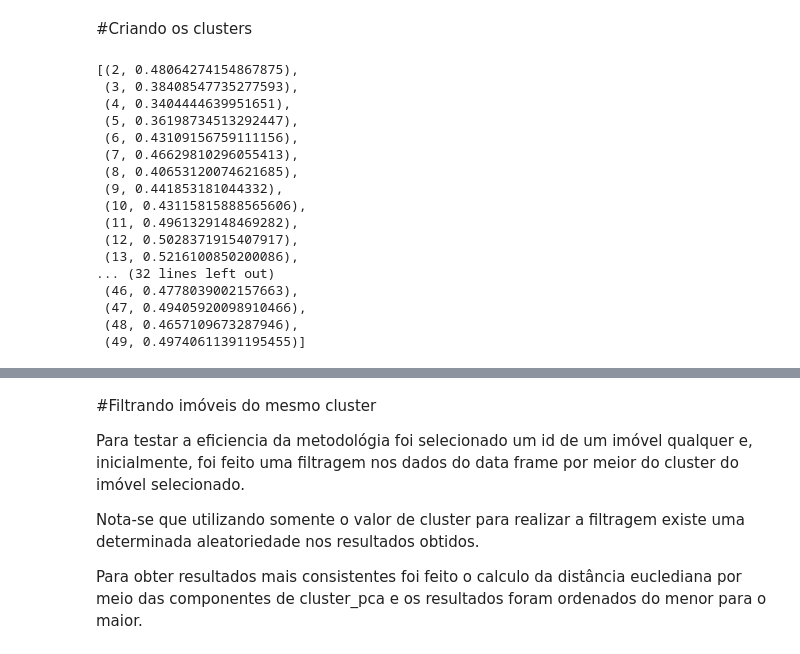
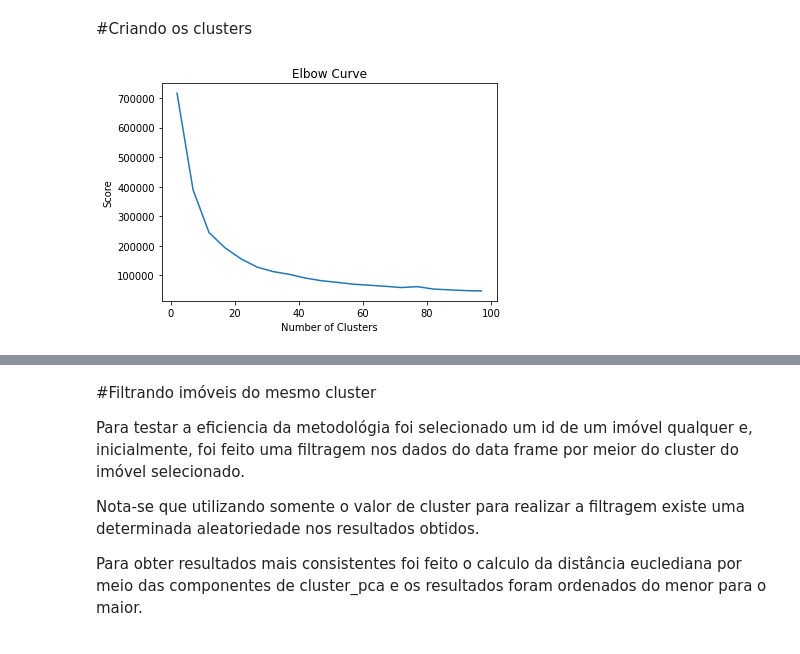
Before and after one commit to marceloviana1991/-Challenge-2-Data-Science-Projeto3d4-4d4-, a Jupyter notebook: Challenge_dados_3_e_4.ipynb, the cells around one changed output, grey strips where cells are left out. Saved outputs shown, nothing was run; the diff lists cells and outputs as text; code cells hidden in the pictures.

```diff
--- a/Challenge_dados_3_e_4.ipynb
+++ b/Challenge_dados_3_e_4.ipynb
@@ -240,37 +240,29 @@ from pyspark.ml.evaluation import ClusteringEvaluator
 #determinando a constante de aleatoriedade
 SEED = 1224
 # %%
-#determinando o valor de ideal de k para a criação dos clusters
-silhouette_score = []
-evaluator = ClusteringEvaluator(predictionCol='cluster_pca', featuresCol='pca_features')
-for i in range(2,50):
-  kmeans = KMeans(featuresCol='pca_features', predictionCol='cluster_pca').setK(i).setSeed(SEED)
-  model_kmeans = kmeans.fit(dados_pca)
-  prections_kmeans = model_kmeans.transform(dados_pca)
-  score=evaluator.evaluate(prections_kmeans)
-  silhouette_score.append((i, score))
+#determinando o valor de ideal de k para a criação dos clusters pela Elbow Curve
+nmax=100
+cost = np.zeros(int(nmax/5))
+for k in range(2,nmax,5):
+    kmeans = KMeans().setK(k).setSeed(SEED).setFeaturesCol('pca_features')
+    model_kmeans = kmeans.fit(dados_pca)
+    cost[int((k-2)/5)] = model_kmeans.summary.trainingCost
-# %%
-#Silhouette é uma medida utilizada na validação da consistência dentro dos clusters.
-#Varia entre 1 e -1, onde 1 significa que os pontos de um cluster estão próximo
-#dos demais pontos do mesmo cluster e distante dos outros clusters.
-silhouette_score
-# %% [output]
-[(2, 0.48064274154867875),
- (3, 0.38408547735277593),
- (4, 0.3404444639951651),
- (5, 0.36198734513292447),
- (6, 0.43109156759111156),
- (7, 0.46629810296055413),
- (8, 0.40653120074621685),
- (9, 0.441853181044332),
- (10, 0.43115815888565606),
- (11, 0.4961329148469282),
- (12, 0.5028371915407917),
- (13, 0.5216100850200086),
-... (32 lines left out)
- (46, 0.4778039002157663),
- (47, 0.49405920098910466),
- (48, 0.4657109673287946),
- (49, 0.49740611391195455)]
+# %%
+#plotando o gráfico
+import pandas as pd
+df_cost = pd.DataFrame(cost[0:])
+df_cost.columns = ["cost"]
+new_col = list(range(2,nmax,5))
+df_cost.insert(0, 'cluster', new_col)
+
+import pylab as pl
+pl.plot(df_cost.cluster, df_cost.cost)
+pl.xlabel('Number of Clusters')
+pl.ylabel('Score')
+pl.title('Elbow Curve')
+pl.show()
+#k = 20
+# %% [output]
+[figure, added]
 # %%
 #criando o kMeans
```
Also changed, not shown: parts of 6 cells of this notebook.
